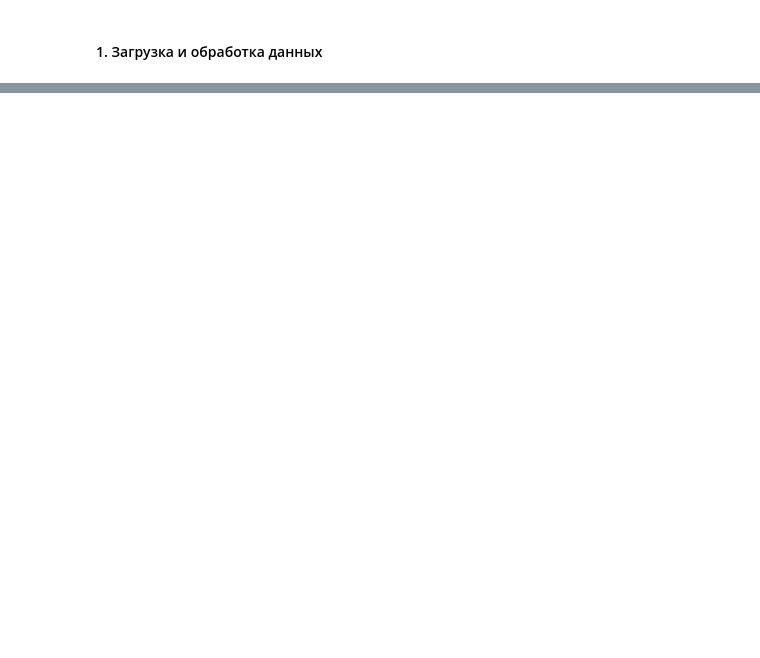
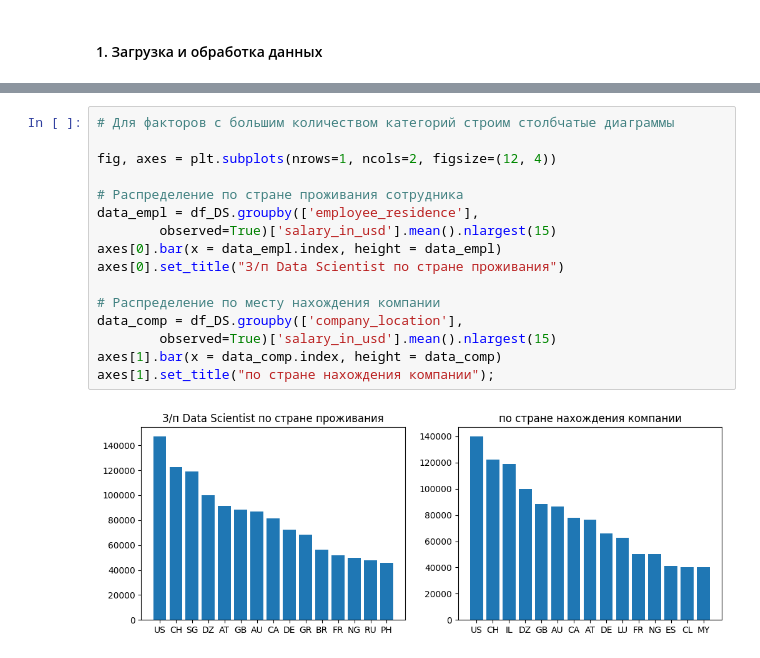
Before and after one commit to iklodsh/mdspro, a Jupyter notebook: DSPRO_m_01/EDA_04_StatTests/EDA_04_Practice.ipynb, the cells around one changed output, grey strips where cells are left out. Saved outputs shown, nothing was run; the diff lists cells and outputs as text; blank space fills up the shorter version.

```diff
--- a/DSPRO_m_01/EDA_04_StatTests/EDA_04_Practice.ipynb
+++ b/DSPRO_m_01/EDA_04_StatTests/EDA_04_Practice.ipynb
@@ -52,0 +231,18 @@ dtype: int64
+# %%
+# Для факторов с большим количеством категорий строим столбчатые диаграммы
+
+fig, axes = plt.subplots(nrows=1, ncols=2, figsize=(12, 4))
+
+# Распределение по стране проживания сотрудника
+data_empl = df_DS.groupby(['employee_residence'],
+        observed=True)['salary_in_usd'].mean().nlargest(15)
+axes[0].bar(x = data_empl.index, height = data_empl)
+axes[0].set_title("З/п Data Scientist по стране проживания")
+
+# Распределение по месту нахождения компании
+data_comp = df_DS.groupby(['company_location'],
+        observed=True)['salary_in_usd'].mean().nlargest(15)
+axes[1].bar(x = data_comp.index, height = data_comp)
+axes[1].set_title("по стране нахождения компании");
+# %% [output]
+[figure, added]
```
Also changed, not shown: parts of 29 cells of this notebook.
